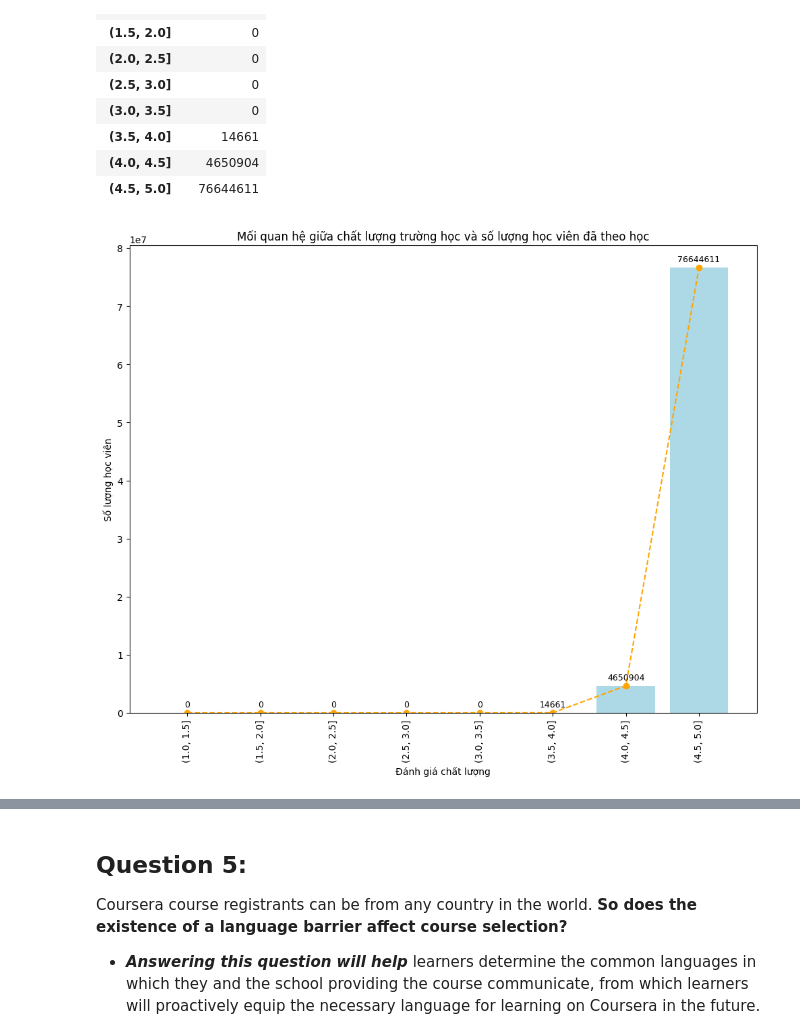
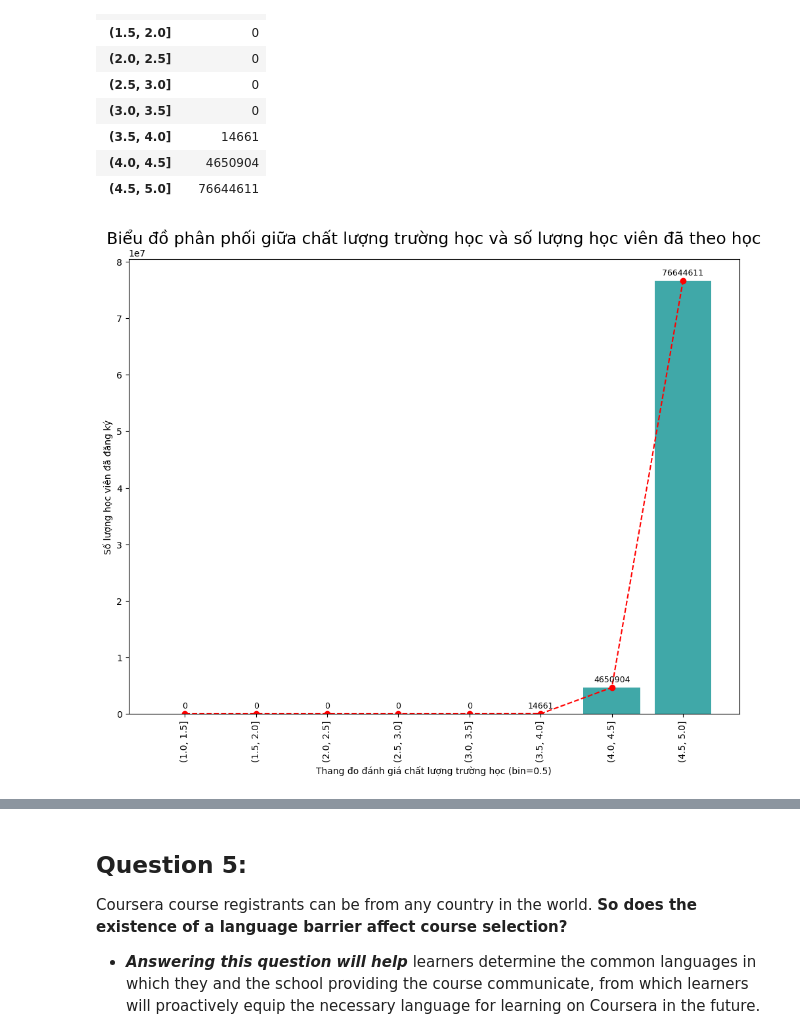
Before and after one commit to dagngyen/hcmus_23-24_coursesra-courses-analysis, a Jupyter notebook: Phase 1: Collecting, exploring and analyzing/1.3-Making-questions-4-6.ipynb, the cells around one changed output, grey strips where cells are left out. Cells and saved outputs as stored; diff of their text form; code cells hidden in the pictures.

```diff
--- a/Phase 1: Collecting, exploring and analyzing/1.3-Making-questions-4-6.ipynb
+++ b/Phase 1: Collecting, exploring and analyzing/1.3-Making-questions-4-6.ipynb
@@ -87,20 +87,20 @@ uni_plot
 # %%
 # Plot line chart
 plt.figure(figsize=(12, 9))
-plt.bar(uni_plot.index.values, uni_plot['enrollment'], color="lightblue")
-plt.scatter(uni_plot.index.values, uni_plot['enrollment'], color="orange")
-plt.plot(uni_plot.index.values, uni_plot['enrollment'], linestyle="--", color="orange")
+plt.bar(uni_plot.index.values, uni_plot['enrollment'], color='darkcyan', alpha=0.75)
+plt.scatter(uni_plot.index.values, uni_plot['enrollment'], color='red')
+plt.plot(uni_plot.index.values, uni_plot['enrollment'], linestyle="--", color='red')
 
-plt.title("Mối quan hệ giữa chất lượng trường học và số lượng học viên đã theo học")
+plt.title("Biểu đồ phân phối giữa chất lượng trường học và số lượng học viên đã theo học", fontsize=18)
 
-plt.xlabel("Đánh giá chất lượng")
+plt.xlabel("Thang đo đánh giá chất lượng trường học (bin={bin})".format(bin=bin_))
 plt.xticks(uni_plot.index.values, rotation=90)
-plt.ylabel("Số lượng học viên")
+plt.ylabel("Số lượng học viên đã đăng ký")
 
 for i in range(len(uni_plot.index.values)):
     plt.text(uni_plot.index.values[i], uni_plot['enrollment'].iloc[i]+1000000, uni_plot['enrollment'].iloc[i], ha="center", fontsize=9)
 
 #plt.grid()
 plt.show()
 # %% [output]
-[figure, old version]
+[figure, new version]
```
Also changed, not shown: parts of 1 cell of this notebook.
